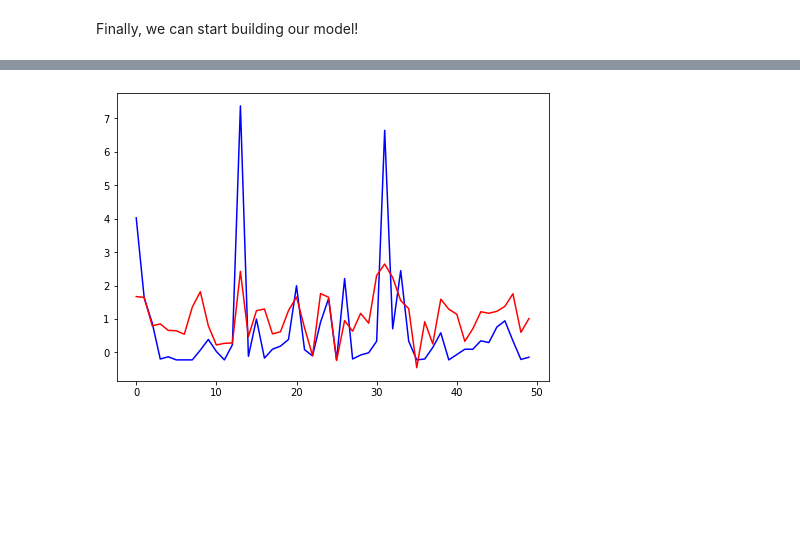
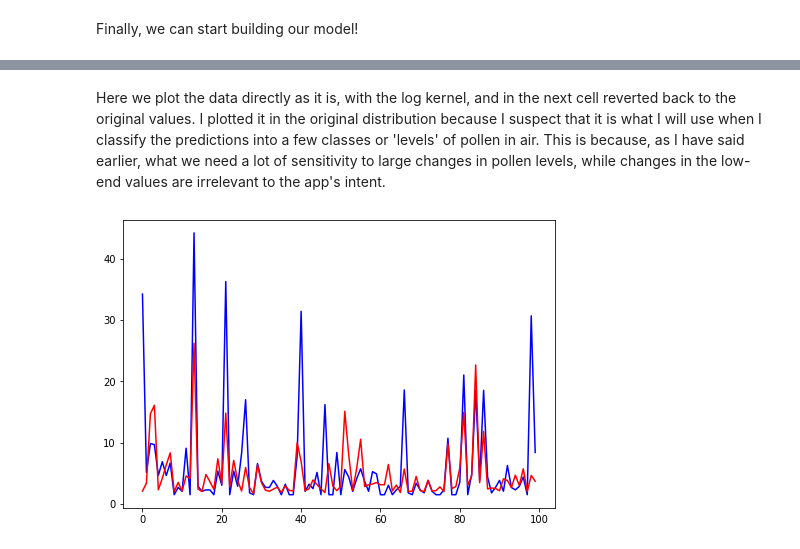
Before and after one commit to bolito2/pollen-forecast, a Jupyter notebook: forecast.ipynb, the cells around one changed output, grey strips where cells are left out. Drawn from its saved outputs; the diff is of its cells as text; code cells hidden in the pictures; blank space fills up the shorter version.

Commit message:
Added log kernel

```diff
--- a/forecast.ipynb
+++ b/forecast.ipynb
@@ -208,7 +211,7 @@ n = len(params)
 
 proc_data = np.zeros((m, n), dtype=np.float32)
 
-proc_data[:, 0] = pollen_data[:, 1]
+proc_data[:, 0] = np.log(pollen_data[:, 1] + 1)
 
 beta = 0.9
 exp_means = np.zeros(n)
@@ -355,7 +358,7 @@ m_dev = 256
 Finally, we can start building our model!
 # %%
 X_in = Input(shape=(window_size - 1, n))
-X = LSTM(n, dropout=0.5)(X_in)
+X = LSTM(15, dropout=0)(X_in)
 X_out = Dense(units=1)(X)
 
 model = Model(inputs=X_in, outputs=X_out)
@@ -411,0 +417,13 @@ plt.show()
+# %%
+start_pred = 0
+end_pred = 100
+
+fig = plt.figure()
+X_pred = X_dev[start_pred:end_pred]
+Y_pred = model(X_pred)
+
+ax = fig.add_axes([0,0,1,1])
+ax.plot(Y_dev[start_pred:end_pred, 0], color='b')
+ax.plot(Y_pred[:, 0], color='r')
+
+plt.show()
@@ -412,17 +432,14 @@ plt.show()
+# %% [markdown]
+Here we plot the data directly as it is, with the log kernel, and in the next cell reverted back to the original values. I plotted it in the original distribution because I suspect that it is what I will use when I classify the predictions into a few classes or 'levels' of pollen in air. This is because, as I have said earlier, what we need a lot of sensitivity to large changes in pollen levels, while changes in the low-end values are irrelevant to the app's intent.
 # %%
 fig = plt.figure()
-
-start_pred = 0
-end_pred = 50
-
 X_pred = X_dev[start_pred:end_pred]
 Y_pred = model(X_pred)
 
 ax = fig.add_axes([0,0,1,1])
-ax.plot(Y_dev[start_pred:end_pred, 0], color='b')
-
-ax.plot(Y_pred[:, 0], color='r')
+ax.plot(np.exp(Y_dev[start_pred:end_pred, 0]) + 1, color='b')
+ax.plot(np.exp(Y_pred[:, 0]) + 1, color='r')
 
 plt.show()
 # %% [output]
-[figure, old version]
+[figure, new version]
```
Also changed, not shown: parts of 15 cells of this notebook.
